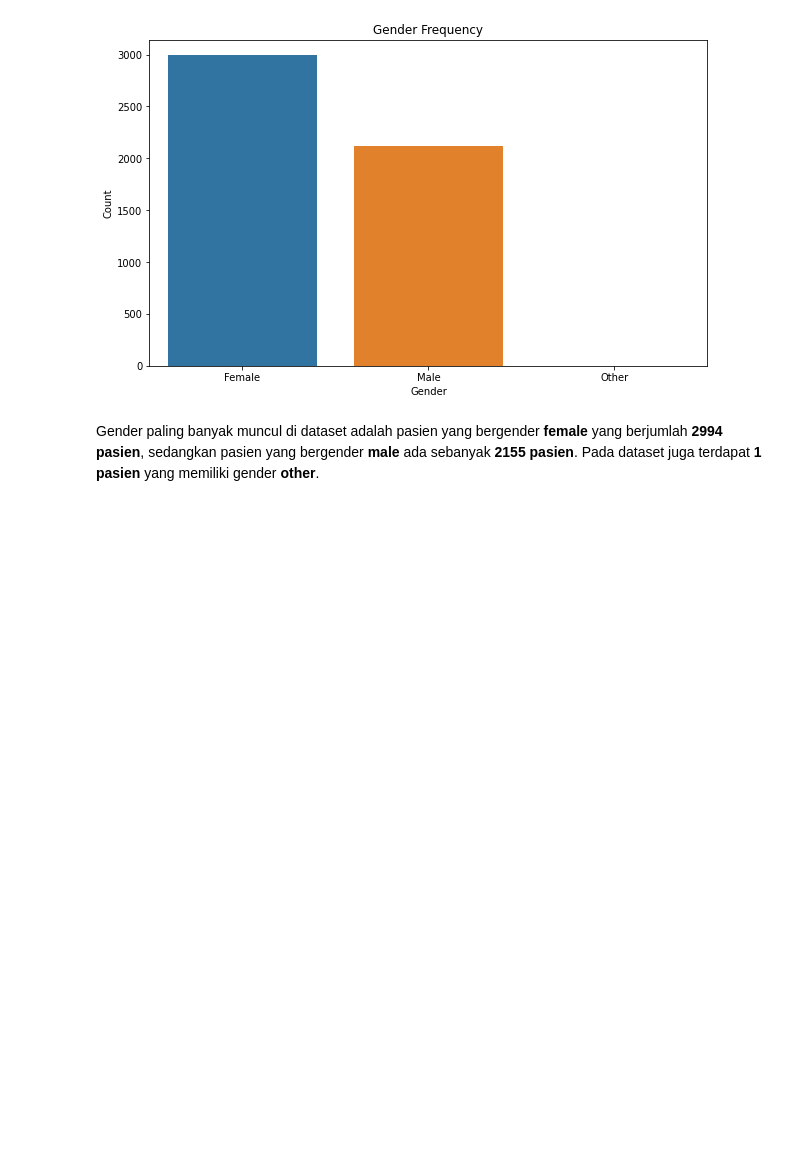
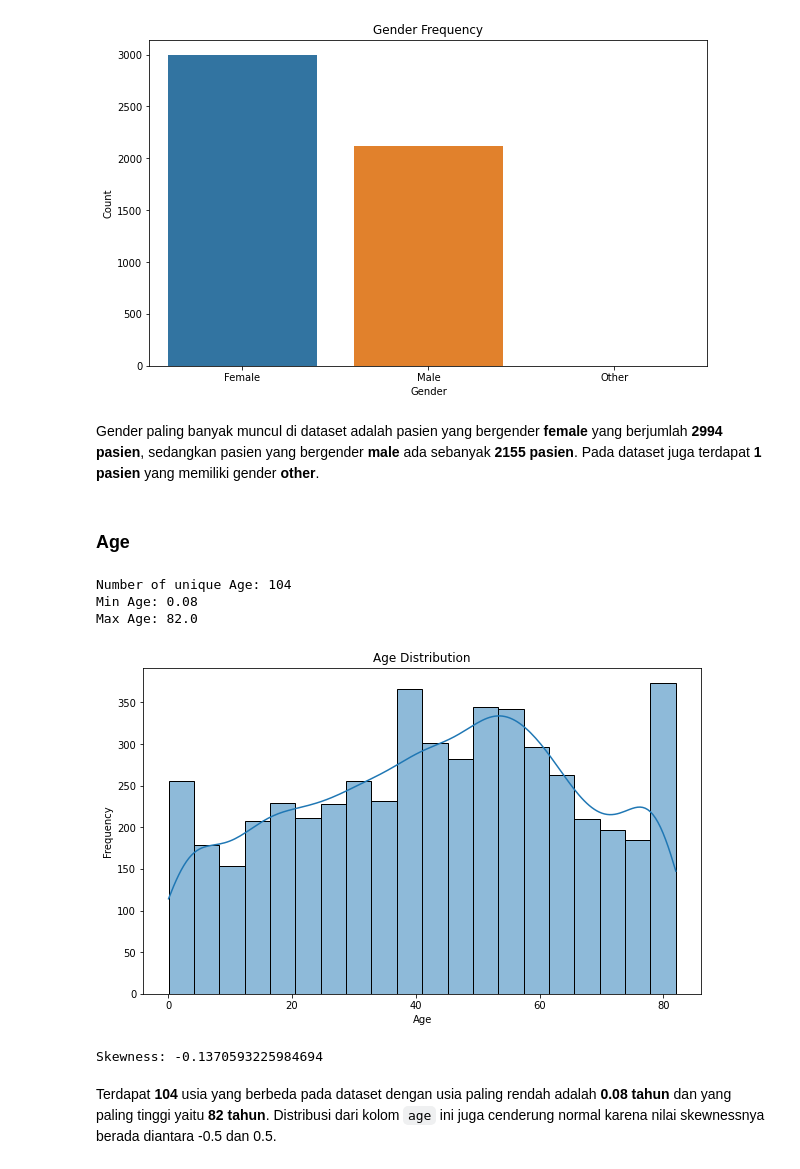
Before and after one commit to Penzragon/h8dsft_LogisticRegression, a Jupyter notebook: script.ipynb, the cells around one changed output. Drawn from its saved outputs; the diff is of its cells as text; code cells hidden in the pictures; blank space fills up the shorter version.

```diff
--- a/script.ipynb
+++ b/script.ipynb
@@ -238,3 +238,26 @@ plt.show()
 [figure]
 # %% [markdown]
 Gender paling banyak muncul di dataset adalah pasien yang bergender **female** yang berjumlah **2994 pasien**, sedangkan pasien yang bergender **male** ada sebanyak **2155 pasien**. Pada dataset juga terdapat **1 pasien** yang memiliki gender **other**.
+# %% [markdown]
+### Age
+# %%
+print(f'Number of unique Age: {stroke.age.nunique()}')
+print(f'Min Age: {stroke.age.min()}')
+print(f'Max Age: {stroke.age.max()}')
+# %% [output]
+Number of unique Age: 104
+Min Age: 0.08
+Max Age: 82.0
+# %%
+plt.figure(figsize=(10, 6))
+sns.histplot(x='age', data=stroke, kde=True)
+plt.title('Age Distribution')
+plt.xlabel('Age')
+plt.ylabel('Frequency')
+plt.show()
+print(f'Skewness: {stroke.age.skew()}')
+# %% [output]
+[figure, added]
+Skewness: -0.1370593225984694
+# %% [markdown]
+Terdapat **104** usia yang berbeda pada dataset dengan usia paling rendah adalah **0.08 tahun** dan yang paling tinggi yaitu **82 tahun**. Distribusi dari kolom `age` ini juga cenderung normal karena nilai skewnessnya berada diantara -0.5 dan 0.5.
```
